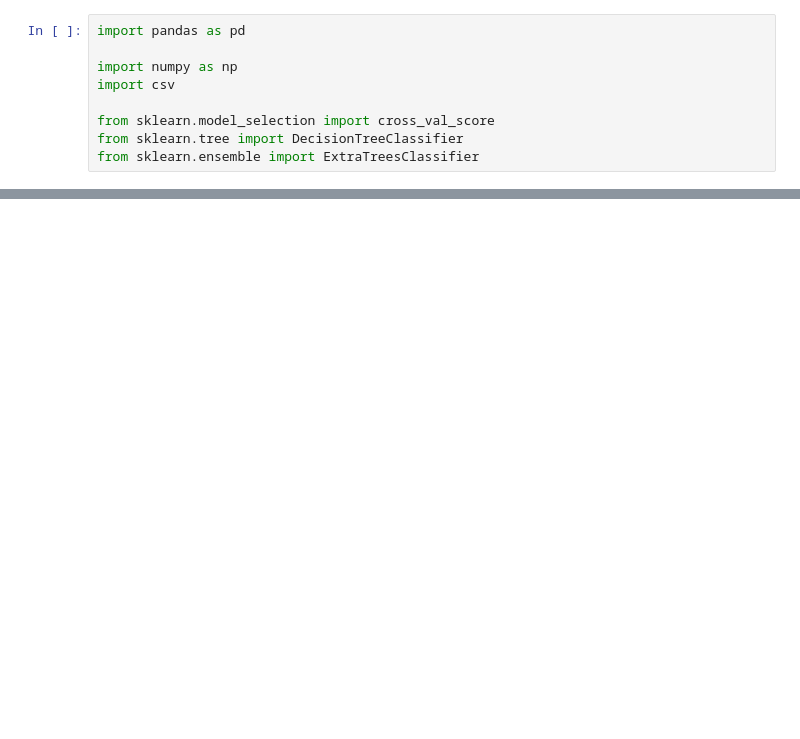
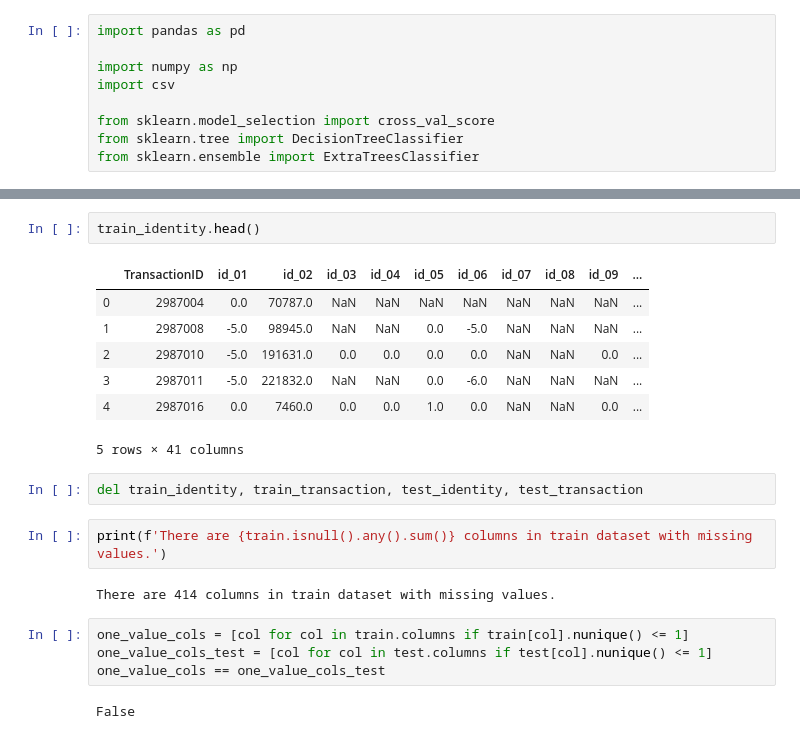
Before and after one commit to jcanque777/fraud_detection, a Jupyter notebook: fraud_detection.ipynb, the cells around one changed output, grey strips where cells are left out. Drawn from its saved outputs; the diff is of its cells as text; blank space fills up the shorter version.

```diff
--- a/fraud_detection.ipynb
+++ b/fraud_detection.ipynb
@@ -12,0 +620,22 @@ from sklearn import ensemble
+# %%
+train_identity.head()
+# %% [output]
+|  | TransactionID | id_01 | id_02 | id_03 | id_04 | id_05 | id_06 | id_07 | id_08 | id_09 | ... |
+| 0 | 2987004 | 0.0 | 70787.0 | NaN | NaN | NaN | NaN | NaN | NaN | NaN | ... |
+| 1 | 2987008 | -5.0 | 98945.0 | NaN | NaN | 0.0 | -5.0 | NaN | NaN | NaN | ... |
+| 2 | 2987010 | -5.0 | 191631.0 | 0.0 | 0.0 | 0.0 | 0.0 | NaN | NaN | 0.0 | ... |
+| 3 | 2987011 | -5.0 | 221832.0 | NaN | NaN | 0.0 | -6.0 | NaN | NaN | NaN | ... |
+| 4 | 2987016 | 0.0 | 7460.0 | 0.0 | 0.0 | 1.0 | 0.0 | NaN | NaN | 0.0 | ... |
+5 rows × 41 columns
+# %%
+del train_identity, train_transaction, test_identity, test_transaction
+# %%
+print(f'There are {train.isnull().any().sum()} columns in train dataset with missing values.')
+# %% [output]
+There are 414 columns in train dataset with missing values.
+# %%
+one_value_cols = [col for col in train.columns if train[col].nunique() <= 1]
+one_value_cols_test = [col for col in test.columns if test[col].nunique() <= 1]
+one_value_cols == one_value_cols_test
+# %% [output]
+False
```
Also changed, not shown: parts of 41 cells of this notebook.
